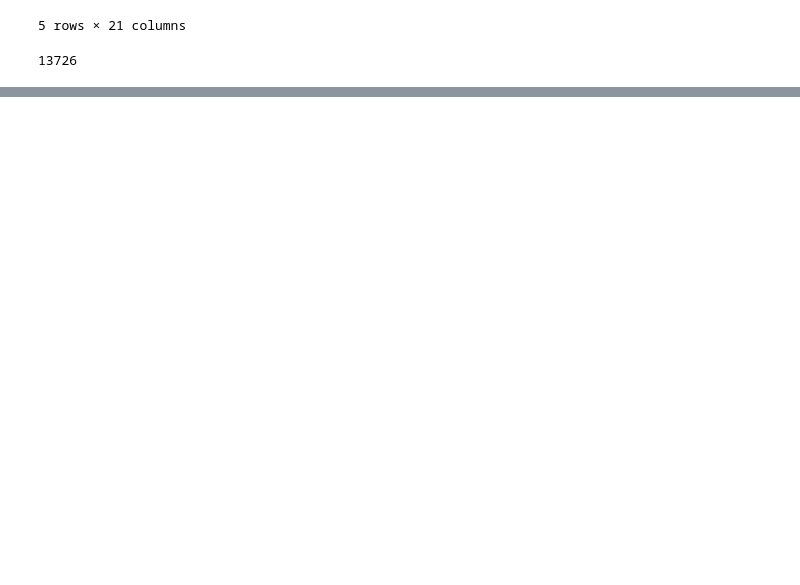
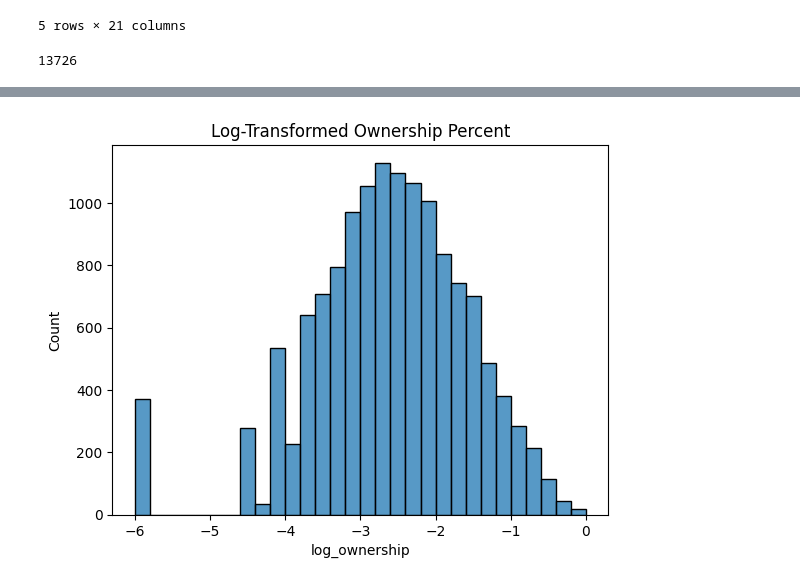
Before and after one commit to yfsongum/video_games_analysis_2025, a Jupyter notebook: SI_618_Project.ipynb, the cells around one changed output, grey strips where cells are left out. Cells and saved outputs as stored; diff of their text form; code cells hidden in the pictures; blank space fills up the shorter version.

```diff
--- a/SI_618_Project.ipynb
+++ b/SI_618_Project.ipynb
@@ -2857,0 +3043,12 @@ game_count_cleaned.head()
+# %%
+df2["log_ownership"] = np.log10(df2["ownership_percent"] + 1e-6)
+
+# Visualize to choose a threshold (-2.5 ≈ 0.003%)
+sns.histplot(df2["log_ownership"], bins=30)
+plt.title("Log-Transformed Ownership Percent")
+plt.show()
+
+# Create binary popularity class
+df2["is_popular"] = df2["log_ownership"] > -3
+# %% [output]
+[figure, added]
```
Also changed, not shown: parts of 67 cells of this notebook.
